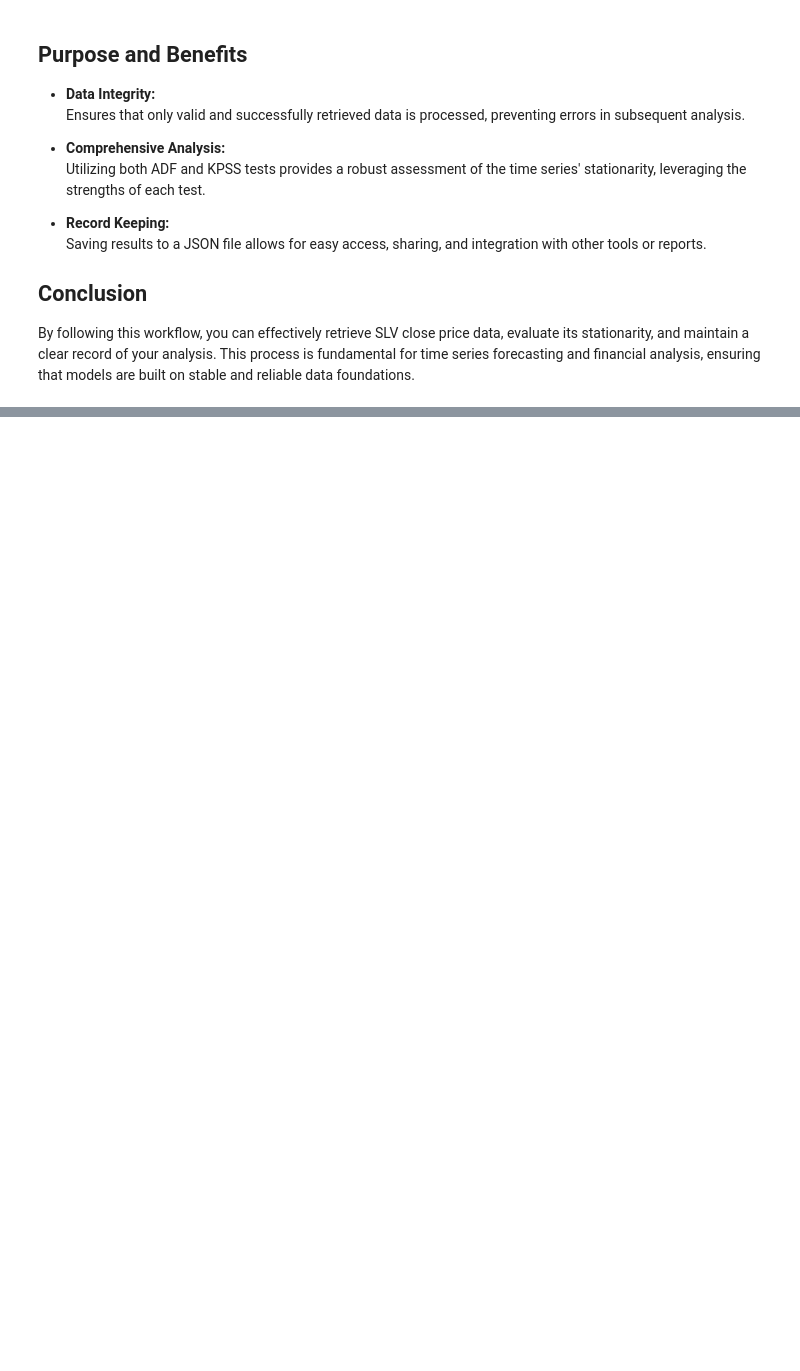
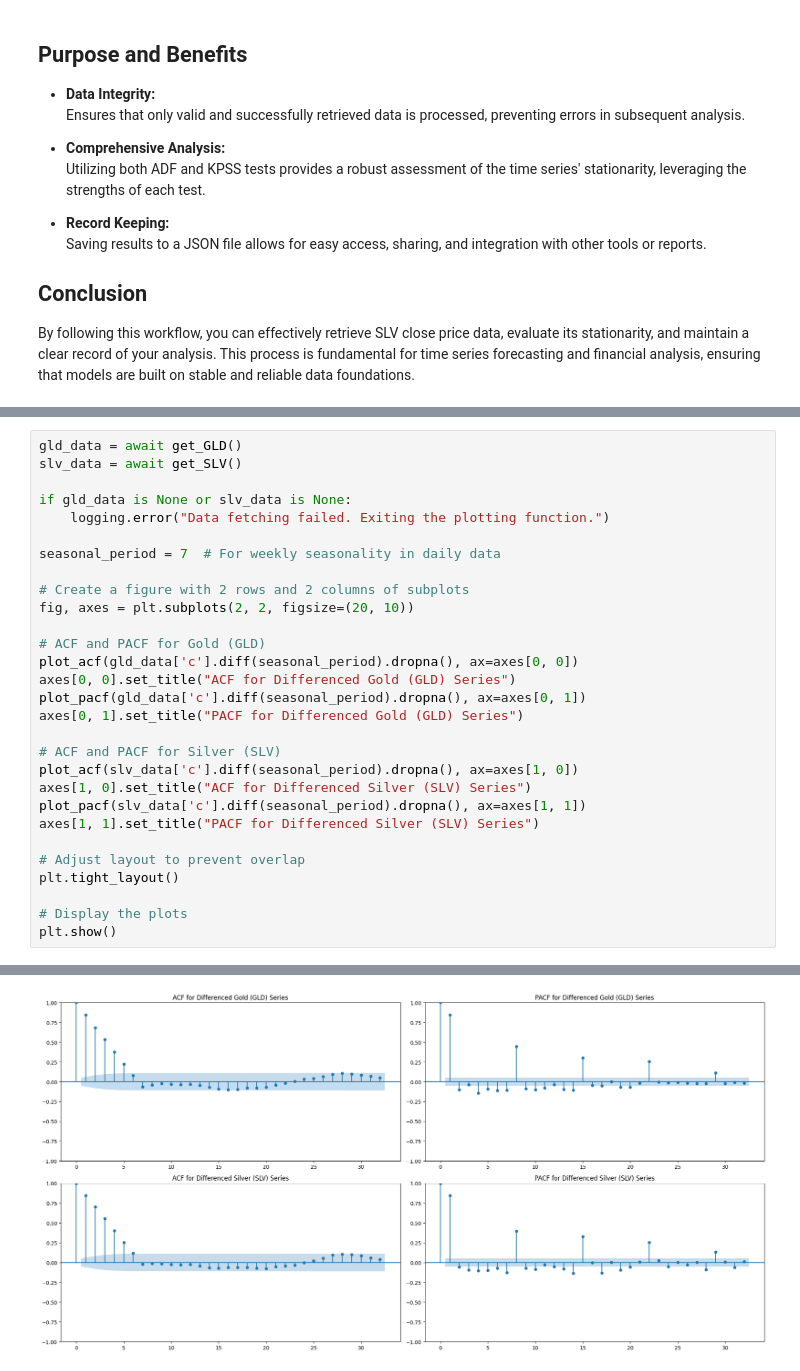
Before and after one commit to GTSF-Quantitative-Sector/sarima_forecast, a Jupyter notebook: sarima-forecast.ipynb, the cells around one changed output, grey strips where cells are left out. Drawn from its saved outputs; the diff is of its cells as text; blank space fills up the shorter version.

```diff
--- a/sarima-forecast.ipynb
+++ b/sarima-forecast.ipynb
@@ -797,0 +1173,30 @@ look-up table. The actual p-value is greater than the p-value returned.
+# %%
+gld_data = await get_GLD()
+slv_data = await get_SLV()
+
+if gld_data is None or slv_data is None:
+    logging.error("Data fetching failed. Exiting the plotting function.")
+
+seasonal_period = 7  # For weekly seasonality in daily data
+
+# Create a figure with 2 rows and 2 columns of subplots
+fig, axes = plt.subplots(2, 2, figsize=(20, 10))
+
+# ACF and PACF for Gold (GLD)
+plot_acf(gld_data['c'].diff(seasonal_period).dropna(), ax=axes[0, 0])
+axes[0, 0].set_title("ACF for Differenced Gold (GLD) Series")
+plot_pacf(gld_data['c'].diff(seasonal_period).dropna(), ax=axes[0, 1])
+axes[0, 1].set_title("PACF for Differenced Gold (GLD) Series")
+
+# ACF and PACF for Silver (SLV)
+plot_acf(slv_data['c'].diff(seasonal_period).dropna(), ax=axes[1, 0])
+axes[1, 0].set_title("ACF for Differenced Silver (SLV) Series")
+plot_pacf(slv_data['c'].diff(seasonal_period).dropna(), ax=axes[1, 1])
+axes[1, 1].set_title("PACF for Differenced Silver (SLV) Series")
+
+# Adjust layout to prevent overlap
+plt.tight_layout()
+
+# Display the plots
+plt.show()
+# %% [output]
@@ -797,0 +1221 @@ look-up table. The actual p-value is greater than the p-value returned.
+[figure, added]
```
Also changed, not shown: parts of 18 cells of this notebook.
